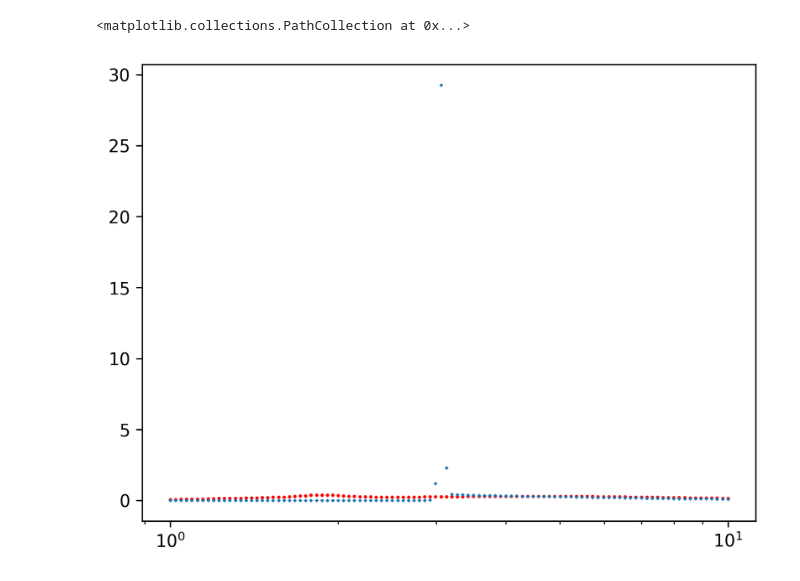
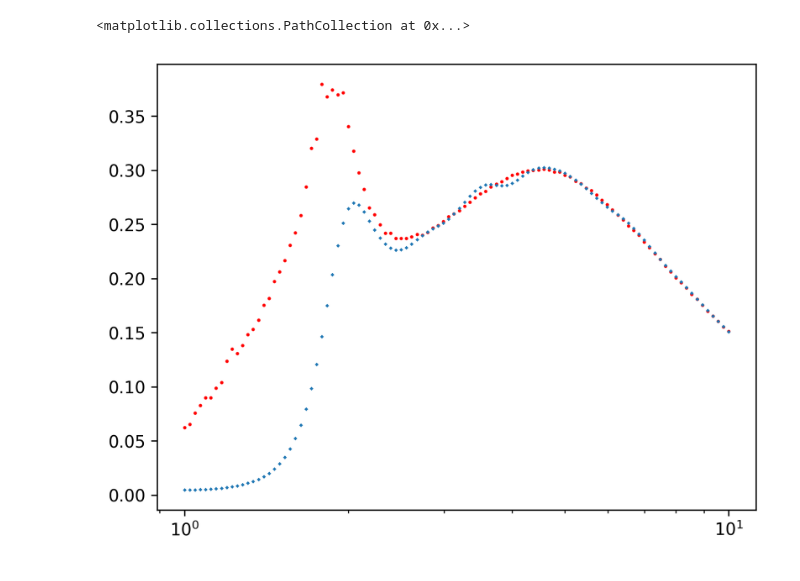
Before and after one commit to Faikert/replica_exchange_wang_landau, a Jupyter notebook: test.ipynb, the cells around one changed output. Drawn from its saved outputs; the diff is of its cells as text; code cells hidden in the pictures.

```diff
--- a/test.ipynb
+++ b/test.ipynb
@@ -4,13 +4,18 @@ import numpy as np
 # %%
 plt.figure(dpi=300)
 plt.xscale("log")
+# a = np.loadtxt(f"apamea_N320.out")
+# plt.scatter(a[:, 0], a[:, 1], s=1, c="red")
+# a = np.loadtxt("apamea_N320_thermo.csv", delimiter=",", skiprows=1)
+# plt.scatter(a[:, 0], a[:, 3] / 320, s=1, marker="x")
+
 a = np.loadtxt(f"apamea_N720.out")
 plt.scatter(a[:, 0], a[:, 1], s=1, c="red")
-a = np.loadtxt("apamea_N320_thermo.csv", delimiter=",", skiprows=1)
-plt.scatter(a[:, 0], a[:, 3] / 320, s=1, marker="x")
+a = np.loadtxt("apamea_N720_thermo.csv", delimiter=",", skiprows=1)
+plt.scatter(a[:, 0], a[:, 3] / 720, s=1, marker="x")
 # %% [output]
 <matplotlib.collections.PathCollection at 0x...>
-[figure, old version]
+[figure, new version]
 # %%
 b = np.loadtxt("apamea_N320_dos.csv", delimiter=",", skiprows=1)
 # plt.yscale("log")
```
Also changed, not shown: parts of 5 cells of this notebook, 7 other files.
